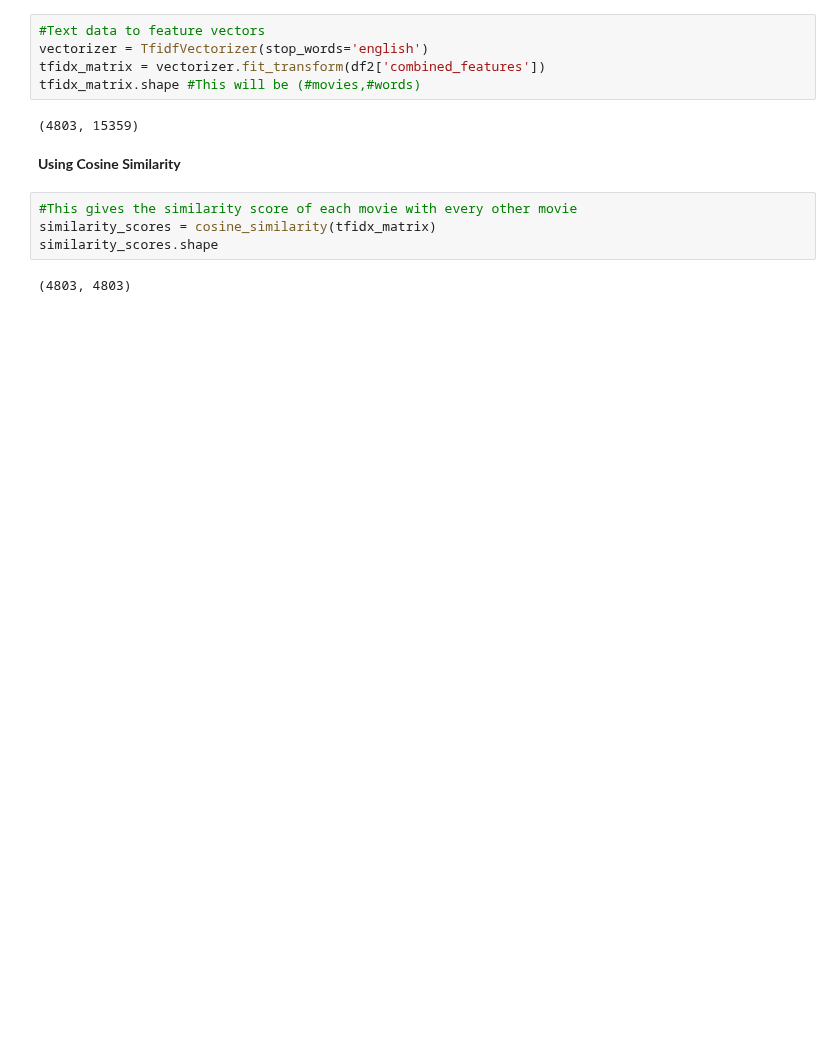
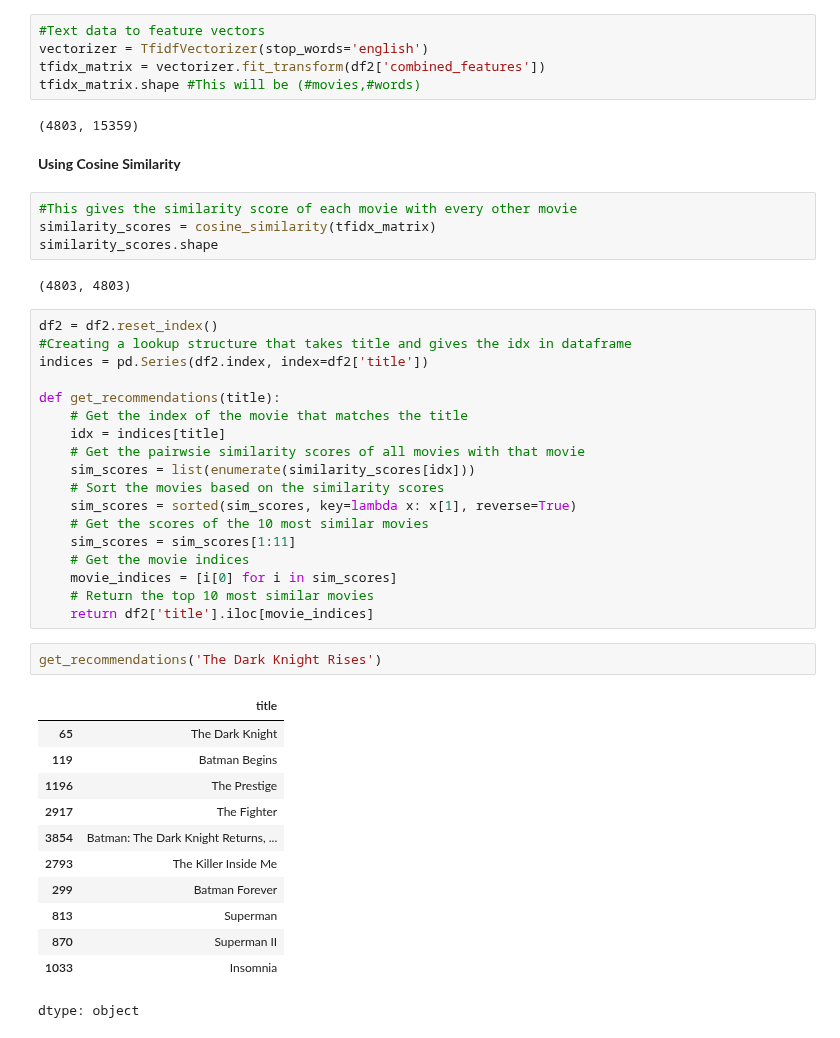
Before and after one commit to ashimaarora25/ml-projects, a Jupyter notebook: movie-recommendations/MovieRecommendationsML.ipynb, the cells around one changed output. Cells and saved outputs as stored; diff of their text form; blank space fills up the shorter version.

Commit message:
Progress - Recommendation System

```diff
--- a/movie-recommendations/MovieRecommendationsML.ipynb
+++ b/movie-recommendations/MovieRecommendationsML.ipynb
@@ -240,3 +240,36 @@ similarity_scores = cosine_similarity(tfidx_matrix)
 similarity_scores.shape
 # %% [output]
 (4803, 4803)
+# %%
+df2 = df2.reset_index()
+#Creating a lookup structure that takes title and gives the idx in dataframe
+indices = pd.Series(df2.index, index=df2['title'])
+
+def get_recommendations(title):
+    # Get the index of the movie that matches the title
+    idx = indices[title]
+    # Get the pairwsie similarity scores of all movies with that movie
+    sim_scores = list(enumerate(similarity_scores[idx]))
+    # Sort the movies based on the similarity scores
+    sim_scores = sorted(sim_scores, key=lambda x: x[1], reverse=True)
+    # Get the scores of the 10 most similar movies
+    sim_scores = sim_scores[1:11]
+    # Get the movie indices
+    movie_indices = [i[0] for i in sim_scores]
+    # Return the top 10 most similar movies
+    return df2['title'].iloc[movie_indices]
+# %%
+get_recommendations('The Dark Knight Rises')
+# %% [output]
+|  | title |
+| 65 | The Dark Knight |
+| 119 | Batman Begins |
+| 1196 | The Prestige |
+| 2917 | The Fighter |
+| 3854 | Batman: The Dark Knight Returns, ... |
+| 2793 | The Killer Inside Me |
+| 299 | Batman Forever |
+| 813 | Superman |
+| 870 | Superman II |
+| 1033 | Insomnia |
+dtype: object
```
